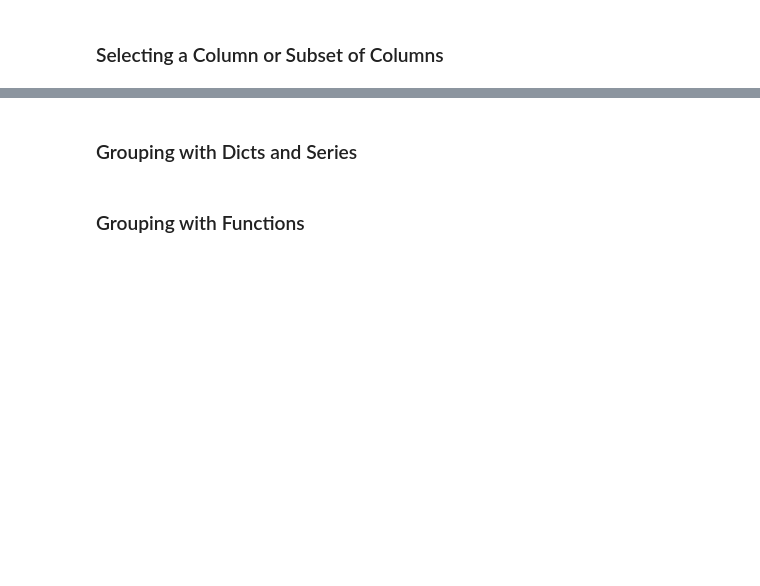
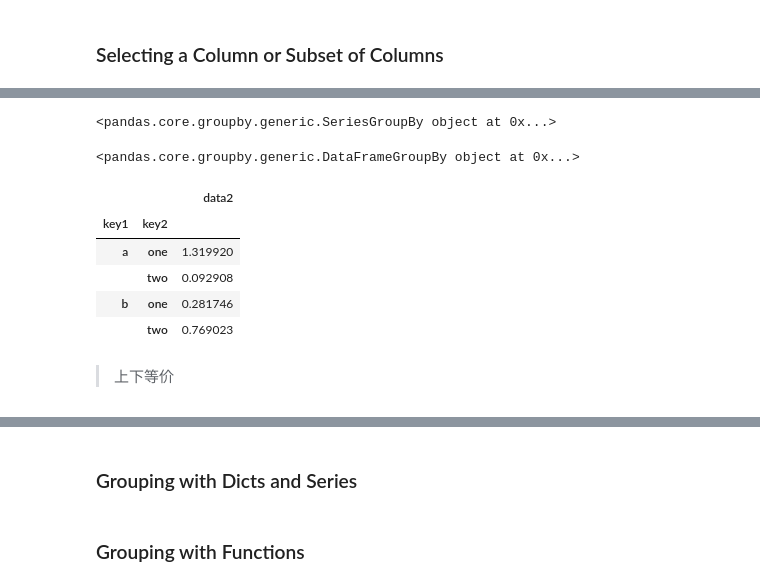
Before and after one commit to wesm/pydata-book, a Jupyter notebook: ch10.ipynb, the cells around one changed output, grey strips where cells are left out. Drawn from its saved outputs; the diff is of its cells as text; code cells hidden in the pictures; blank space fills up the shorter version.

```diff
--- a/ch10.ipynb
+++ b/ch10.ipynb
@@ -74,2 +185,21 @@ df[['data2']].groupby(df['key1'])
+# %%
+df['data1'].groupby(df['key1'])
+# %% [output]
+<pandas.core.groupby.generic.SeriesGroupBy object at 0x...>
+# %%
+df[['data2']].groupby(df['key1'])
+# %% [output]
+<pandas.core.groupby.generic.DataFrameGroupBy object at 0x...>
+# %%
+df[['data2']].groupby([df['key1'],df['key2']]).mean()
+# %% [output]
+|  |  | data2 |
+| key1 | key2 |  |
+| a | one | 1.319920 |
+|  | two | 0.092908 |
+| b | one | 0.281746 |
+|  | two | 0.769023 |
+# %% [markdown]
+> 上下等价
 # %%
 df.groupby(['key1', 'key2'])[['data2']].mean()
```
Also changed, not shown: parts of 26 cells of this notebook.
